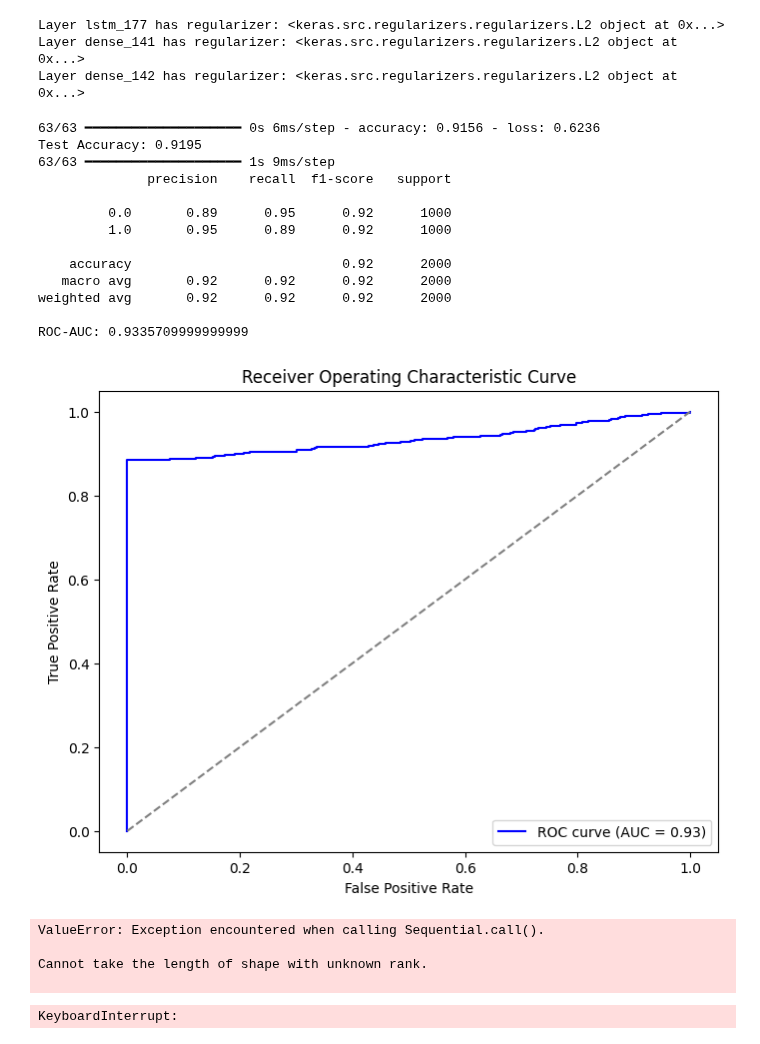
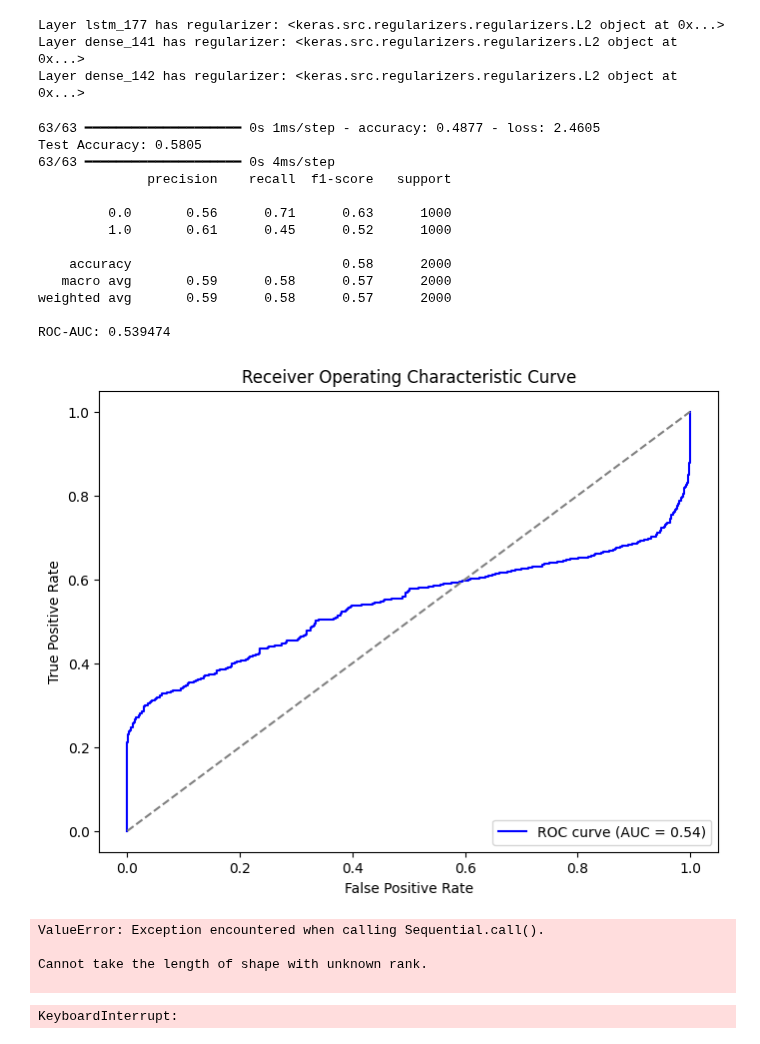
Before and after one commit to ksingh110/CrIMR, a Jupyter notebook: RNN/RNN_IF_Algorithm.ipynb, the cells around one changed output. Saved outputs shown, nothing was run; the diff lists cells and outputs as text; code cells hidden in the pictures.

```diff
--- a/RNN/RNN_IF_Algorithm.ipynb
+++ b/RNN/RNN_IF_Algorithm.ipynb
@@ -174,27 +174,3 @@ plt.tight_layout()
 plt.show()
 # %% [output]
 KeyboardInterrupt:
-# %%
-from tensorflow.keras.layers import LSTM, Dense, Dropout, BatchNormalization
-from tensorflow import keras
-def rnn_model(input_shape):
-    model = Sequential([
-        LSTM(32, input_shape = shape, return_sequences=False, activation="relu", kernel_regularizer=tf.keras.regularizers.L2(0.001)),
-        BatchNormalization(),
-        Dropout(0.3),
-        Dense(8, activation='relu', kernel_regularizer=tf.keras.regularizers.L2(0.01)),
-        Dropout(0.5),
-        Dense(1, activation='sigmoid', kernel_regularizer=tf.keras.regularizers.L2(0.01))  # Output layer with L2
-    ])
-
-    model.compile(optimizer=tf.keras.optimizers.Adam(learning_rate=0.0001, clipvalue=1.0), loss="binary_crossentropy", metrics=["accuracy"])
-    return model
-def reset_rnn(input_shape):
-    # Recreate the model to reset weights
-    model = rnn_model(input_shape)
-    return model
-
-# Train the model
-checkpoint_path = "E:/my_models/6000_3_if_new_best_model.weights.h5"
-shape = input_shape=(X_train_tsne.shape[1], 1)
-model1 = reset_rnn(shape)
@@ -201,7 +262,7 @@ model1 = reset_rnn(shape)
 # %%
 
 checkpoint = ModelCheckpoint(checkpoint_path, save_best_only=True, save_weights_only=True, verbose=1)
-csv_logger = CSVLogger("training_log_6000_3.csv")
+csv_logger = CSVLogger("training_log_6000_4.csv")
 
 history = model1.fit(X_train_pca, y_train, validation_data=(X_val_pca, y_val),
                     epochs=10, batch_size=16, callbacks=[checkpoint, csv_logger])
@@ -233,7 +294,7 @@ plt.legend(loc="lower right")
 plt.show()
 
 # Test Accuracy
-loss, accuracy = model1.evaluate(X_test, y_test)
+loss, accuracy = model1.evaluate(X_test_tsne, y_test)
 print(f"Test Accuracy: {accuracy:.4f}")
 
 # Predictions
@@ -295,51 +353,51 @@ Layer lstm_177 has regularizer: <keras.src.regularizers.regularizers.L2 object a
 Layer dense_141 has regularizer: <keras.src.regularizers.regularizers.L2 object at 0x...>
 Layer dense_142 has regularizer: <keras.src.regularizers.regularizers.L2 object at 0x...>
 # %%
-loss, accuracy = model1.evaluate(X_test_pca, y_test)
+loss, accuracy = model1.evaluate(X_test_tsne, y_test)
 print(f"Test Accuracy: {accuracy:.4f}")
-y_pred = model1.predict(X_test_pca)
+y_pred = model1.predict(X_test_tsne)
 y_pred_classes = (y_pred > 0.5).astype("int32")
 
 # Evaluate model performance
 print(classification_report(y_test, y_pred_classes))
 roc_auc = roc_auc_score(y_test, y_pred)
 print(f"ROC-AUC: {roc_auc}")
 
 # Plot ROC curve
 fpr, tpr, _ = roc_curve(y_test, y_pred)
 plt.figure(figsize=(8, 6))
 plt.plot(fpr, tpr, color="blue", label=f"ROC curve (AUC = {roc_auc:.2f})")
 plt.plot([0, 1], [0, 1], color="gray", linestyle="--")
 plt.xlabel("False Positive Rate")
 plt.ylabel("True Positive Rate")
 plt.title("Receiver Operating Characteristic Curve")
 plt.legend(loc="lower right")
 plt.show()
 
 # Test Accuracy
 loss, accuracy = model1.evaluate(X_test, y_test)
 print(f"Test Accuracy: {accuracy:.4f}")
 
 # Predictions
 predictions = model1.predict(X_test).flatten()
 print("\n🔹 First 10 Predictions vs Actual Values 🔹")
 for i in range(10):
     print(f"Sample {i+1}: Actual = {y_test[i]}, Predicted Probability = {predictions[i]:.4f}")
 # %% [output]
-63/63 ━━━━━━━━━━━━━━━━━━━━ 0s 6ms/step - accuracy: 0.9156 - loss: 0.6236
-Test Accuracy: 0.9195
-63/63 ━━━━━━━━━━━━━━━━━━━━ 1s 9ms/step
+63/63 ━━━━━━━━━━━━━━━━━━━━ 0s 1ms/step - accuracy: 0.4877 - loss: 2.4605
+Test Accuracy: 0.5805
+63/63 ━━━━━━━━━━━━━━━━━━━━ 0s 4ms/step
               precision    recall  f1-score   support
 
-         0.0       0.89      0.95      0.92      1000
-         1.0       0.95      0.89      0.92      1000
+         0.0       0.56      0.71      0.63      1000
+         1.0       0.61      0.45      0.52      1000
 
-    accuracy                           0.92      2000
-   macro avg       0.92      0.92      0.92      2000
-weighted avg       0.92      0.92      0.92      2000
+    accuracy                           0.58      2000
+   macro avg       0.59      0.58      0.57      2000
+weighted avg       0.59      0.58      0.57      2000
 
-ROC-AUC: 0.9335709999999999
+ROC-AUC: 0.539474
-[figure, old version]
+[figure, new version]
 ValueError: Exception encountered when calling Sequential.call().
 
 Cannot take the length of shape with unknown rank.
```
Also changed, not shown: parts of 2 cells of this notebook.
